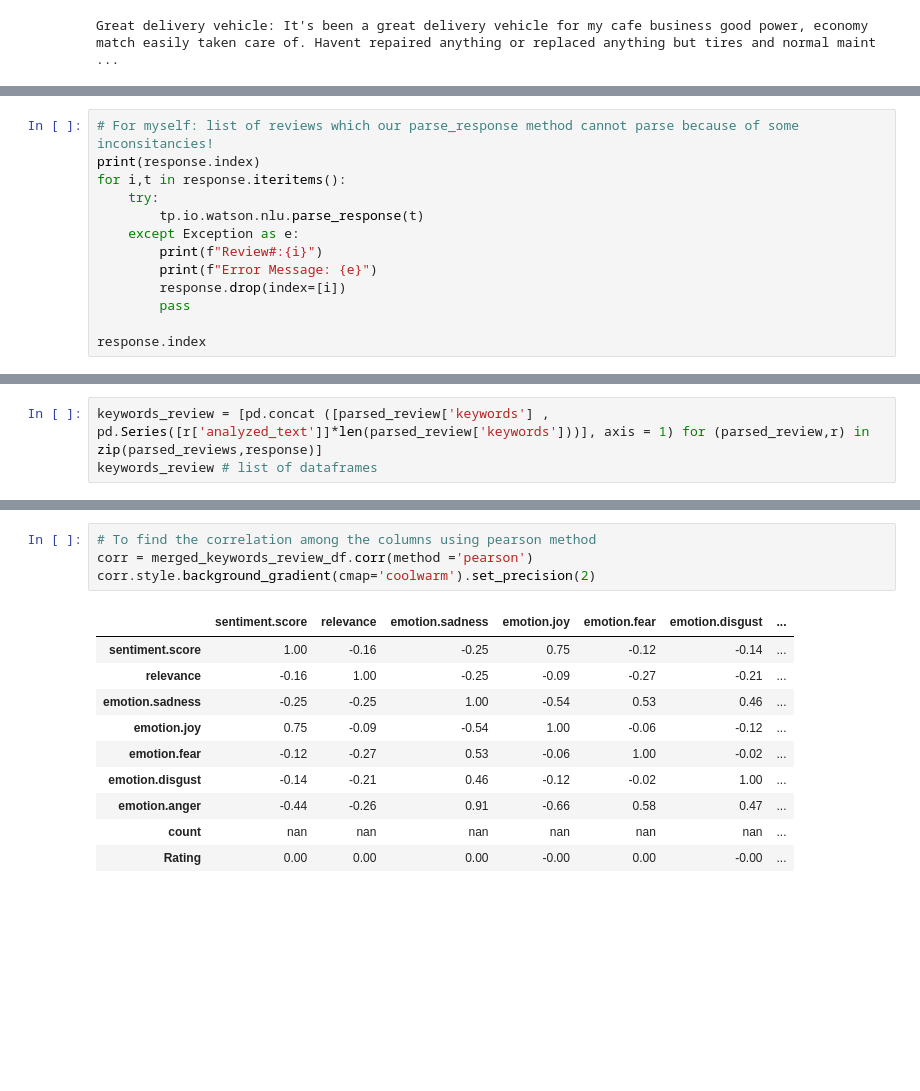
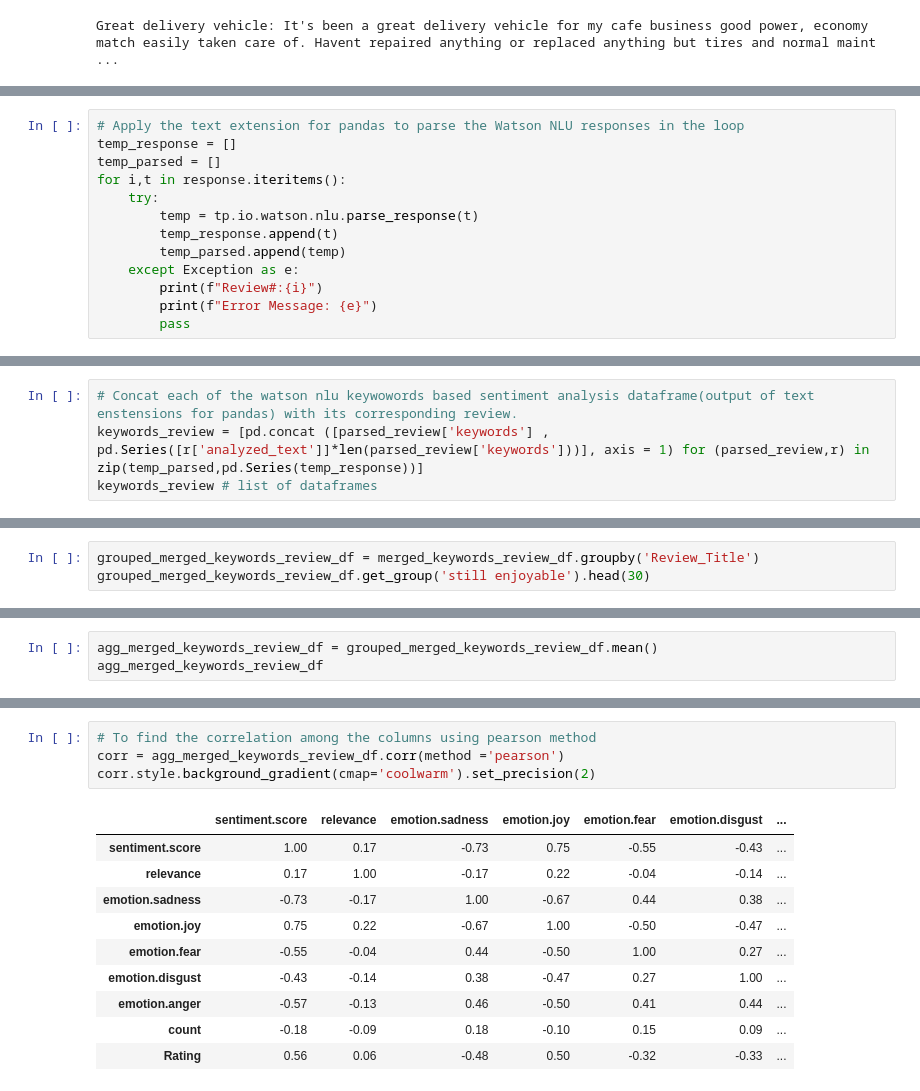
Before and after one commit to Monireh2/text-extensions-for-pandas, a Jupyter notebook: notebooks/Analyze_Text.ipynb, the cells around one changed output, grey strips where cells are left out. Drawn from its saved outputs; the diff is of its cells as text; blank space fills up the shorter version.

```diff
--- a/notebooks/Analyze_Text.ipynb
+++ b/notebooks/Analyze_Text.ipynb
@@ -1025,14 +897,14 @@ print(type(test))
 # %%
-# For myself: list of reviews which our parse_response method cannot parse because of some inconsitancies!
-print(response.index)
+# Apply the text extension for pandas to parse the Watson NLU responses in the loop
+temp_response = []
+temp_parsed = []
 for i,t in response.iteritems():
     try:
-        tp.io.watson.nlu.parse_response(t)
+        temp = tp.io.watson.nlu.parse_response(t)
+        temp_response.append(t)
+        temp_parsed.append(temp)
     except Exception as e:
         print(f"Review#:{i}")
         print(f"Error Message: {e}")
-        response.drop(index=[i])
         pass
-
-response.index
 # %% [output]
@@ -1093,4 +928,5 @@ print(len(dfs))
 # %%
-keywords_review = [pd.concat ([parsed_review['keywords'] , pd.Series([r['analyzed_text']]*len(parsed_review['keywords']))], axis = 1) for (parsed_review,r) in zip(parsed_reviews,response)]
+# Concat each of the watson nlu keywowords based sentiment analysis dataframe(output of text enstensions for pandas) with its corresponding review.
+keywords_review = [pd.concat ([parsed_review['keywords'] , pd.Series([r['analyzed_text']]*len(parsed_review['keywords']))], axis = 1) for (parsed_review,r) in zip(temp_parsed,pd.Series(temp_response))]
 keywords_review # list of dataframes
 # %% [output]
@@ -1165,0 +1004,3 @@ merged_keywords_review_df.head(100)
+# %%
+grouped_merged_keywords_review_df = merged_keywords_review_df.groupby('Review_Title')
+grouped_merged_keywords_review_df.get_group('still enjoyable').head(30)
@@ -1165,0 +1025,3 @@ merged_keywords_review_df.head(100)
+# %%
+agg_merged_keywords_review_df = grouped_merged_keywords_review_df.mean()
+agg_merged_keywords_review_df
@@ -1166,15 +1043,15 @@ merged_keywords_review_df.head(100)
 # %%
 # To find the correlation among the columns using pearson method
-corr = merged_keywords_review_df.corr(method ='pearson')
+corr = agg_merged_keywords_review_df.corr(method ='pearson')
 corr.style.background_gradient(cmap='coolwarm').set_precision(2)
 # %% [output]
 |  | sentiment.score | relevance | emotion.sadness | emotion.joy | emotion.fear | emotion.disgust | ... |
-| sentiment.score | 1.00 | -0.16 | -0.25 | 0.75 | -0.12 | -0.14 | ... |
-| relevance | -0.16 | 1.00 | -0.25 | -0.09 | -0.27 | -0.21 | ... |
-| emotion.sadness | -0.25 | -0.25 | 1.00 | -0.54 | 0.53 | 0.46 | ... |
-| emotion.joy | 0.75 | -0.09 | -0.54 | 1.00 | -0.06 | -0.12 | ... |
-| emotion.fear | -0.12 | -0.27 | 0.53 | -0.06 | 1.00 | -0.02 | ... |
-| emotion.disgust | -0.14 | -0.21 | 0.46 | -0.12 | -0.02 | 1.00 | ... |
-| emotion.anger | -0.44 | -0.26 | 0.91 | -0.66 | 0.58 | 0.47 | ... |
-| count | nan | nan | nan | nan | nan | nan | ... |
-| Rating | 0.00 | 0.00 | 0.00 | -0.00 | 0.00 | -0.00 | ... |
+| sentiment.score | 1.00 | 0.17 | -0.73 | 0.75 | -0.55 | -0.43 | ... |
+| relevance | 0.17 | 1.00 | -0.17 | 0.22 | -0.04 | -0.14 | ... |
+| emotion.sadness | -0.73 | -0.17 | 1.00 | -0.67 | 0.44 | 0.38 | ... |
+| emotion.joy | 0.75 | 0.22 | -0.67 | 1.00 | -0.50 | -0.47 | ... |
+| emotion.fear | -0.55 | -0.04 | 0.44 | -0.50 | 1.00 | 0.27 | ... |
+| emotion.disgust | -0.43 | -0.14 | 0.38 | -0.47 | 0.27 | 1.00 | ... |
+| emotion.anger | -0.57 | -0.13 | 0.46 | -0.50 | 0.41 | 0.44 | ... |
+| count | -0.18 | -0.09 | 0.18 | -0.10 | 0.15 | 0.09 | ... |
+| Rating | 0.56 | 0.06 | -0.48 | 0.50 | -0.32 | -0.33 | ... |
```
Also changed, not shown: parts of 42 cells of this notebook.
